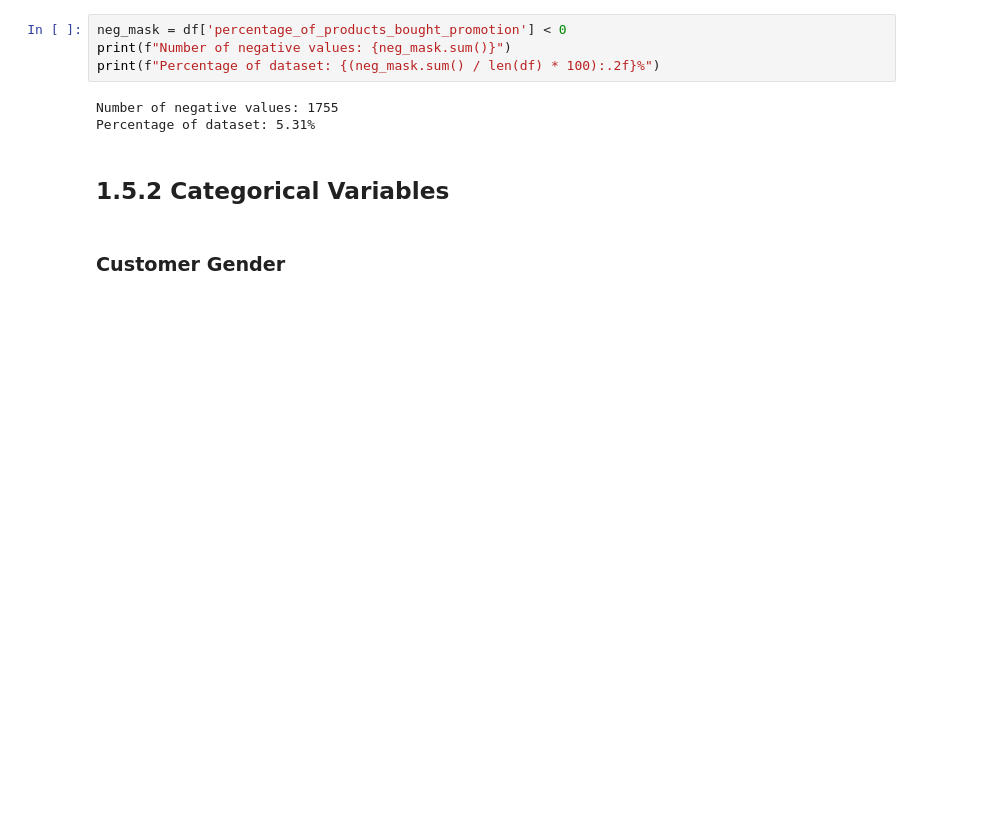
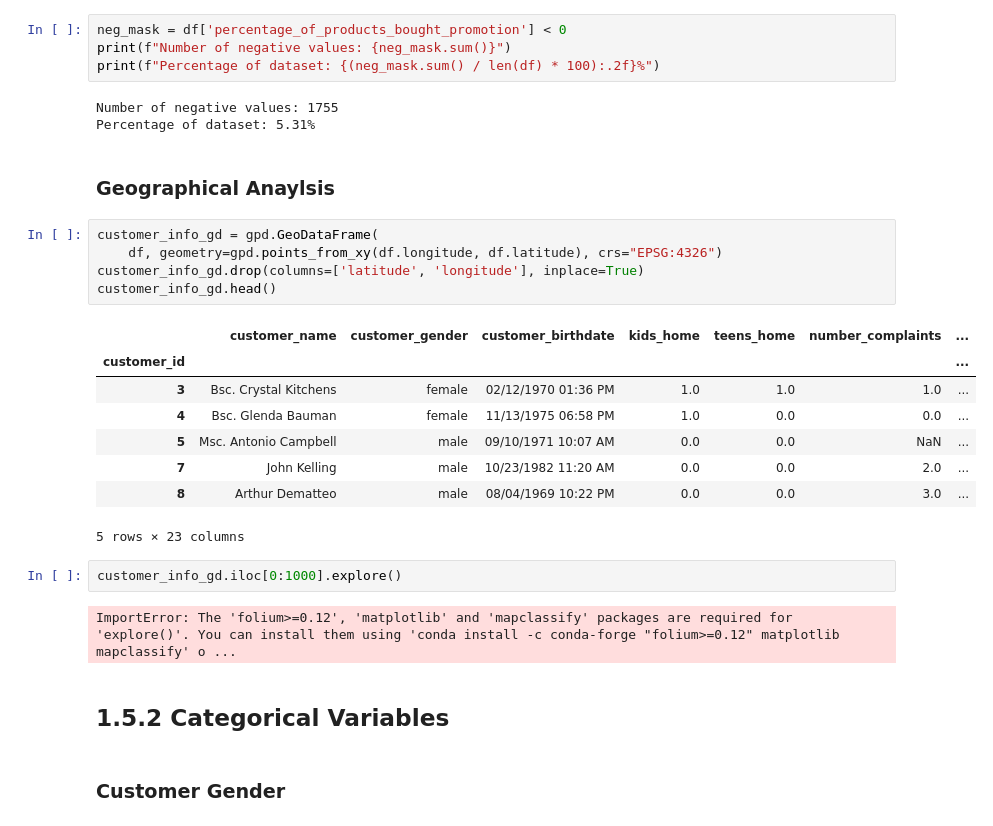
Before and after one commit to marianasfmartins/Customer-Segmentation-Project, a Jupyter notebook: Course Assignment - Customer Segmentation-20260417/EDA-Casa.ipynb, the cells around one changed output. Saved outputs shown, nothing was run; the diff lists cells and outputs as text; blank space fills up the shorter version.

```diff
--- a/Course Assignment - Customer Segmentation-20260417/EDA-Casa.ipynb
+++ b/Course Assignment - Customer Segmentation-20260417/EDA-Casa.ipynb
@@ -286,6 +330,26 @@ print(f"Percentage of dataset: {(neg_mask.sum() / len(df) * 100):.2f}%")
 # %% [output]
 Number of negative values: 1755
 Percentage of dataset: 5.31%
+# %% [markdown]
+### Geographical Anaylsis
+# %%
+customer_info_gd = gpd.GeoDataFrame(
+    df, geometry=gpd.points_from_xy(df.longitude, df.latitude), crs="EPSG:4326")
+customer_info_gd.drop(columns=['latitude', 'longitude'], inplace=True)
+customer_info_gd.head()
+# %% [output]
+|  | customer_name | customer_gender | customer_birthdate | kids_home | teens_home | number_complaints | ... |
+| customer_id |  |  |  |  |  |  | ... |
+| 3 | Bsc. Crystal Kitchens | female | 02/12/1970 01:36 PM | 1.0 | 1.0 | 1.0 | ... |
+| 4 | Bsc. Glenda Bauman | female | 11/13/1975 06:58 PM | 1.0 | 0.0 | 0.0 | ... |
+| 5 | Msc. Antonio Campbell | male | 09/10/1971 10:07 AM | 0.0 | 0.0 | NaN | ... |
+| 7 | John Kelling | male | 10/23/1982 11:20 AM | 0.0 | 0.0 | 2.0 | ... |
+| 8 | Arthur Dematteo | male | 08/04/1969 10:22 PM | 0.0 | 0.0 | 3.0 | ... |
+5 rows × 23 columns
+# %%
+customer_info_gd.iloc[0:1000].explore()
+# %% [output]
+ImportError: The 'folium>=0.12', 'matplotlib' and 'mapclassify' packages are required for 'explore()'. You can install them using 'conda install -c conda-forge "folium>=0.12" matplotlib mapclassify' o ...
 # %% [markdown]
 ## 1.5.2 Categorical Variables
 # %% [markdown]
```
Also changed, not shown: parts of 19 cells of this notebook, 3 other files.
